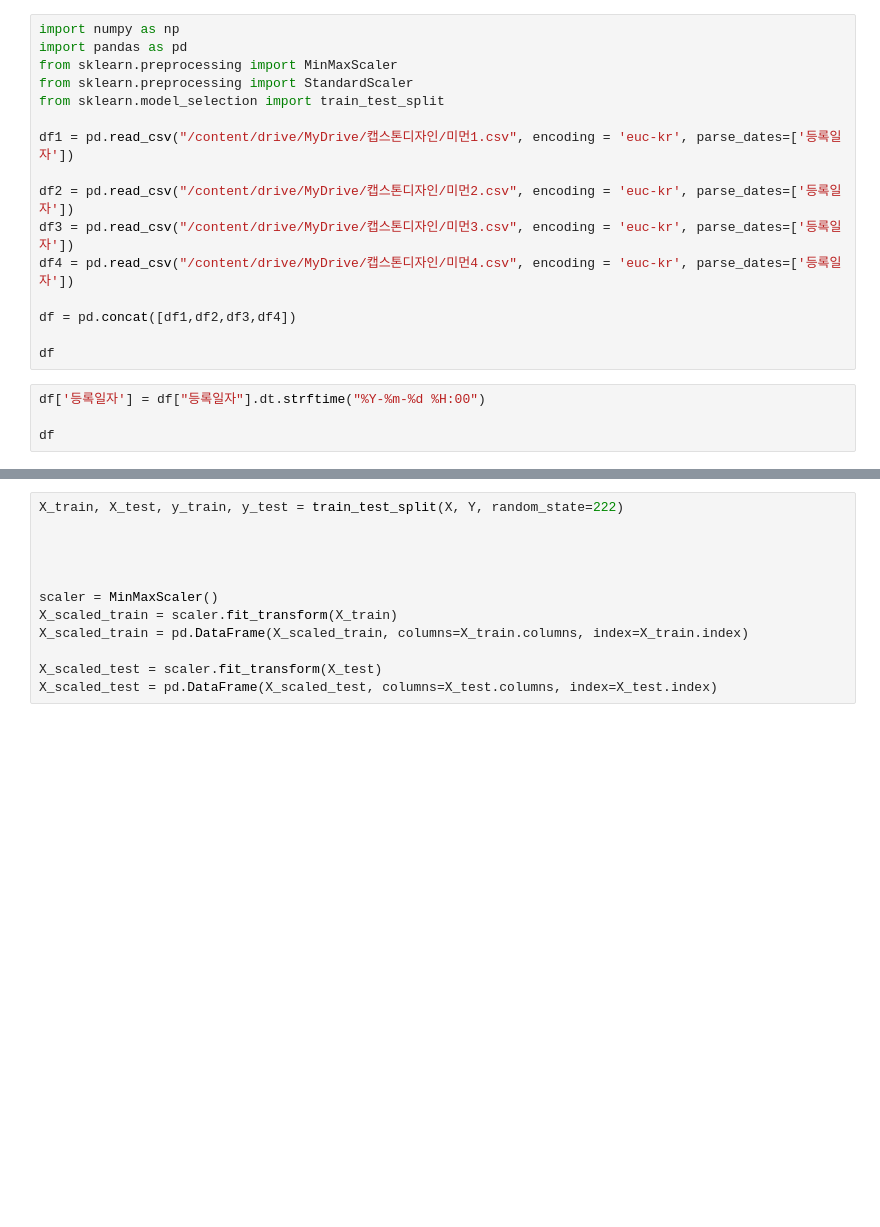
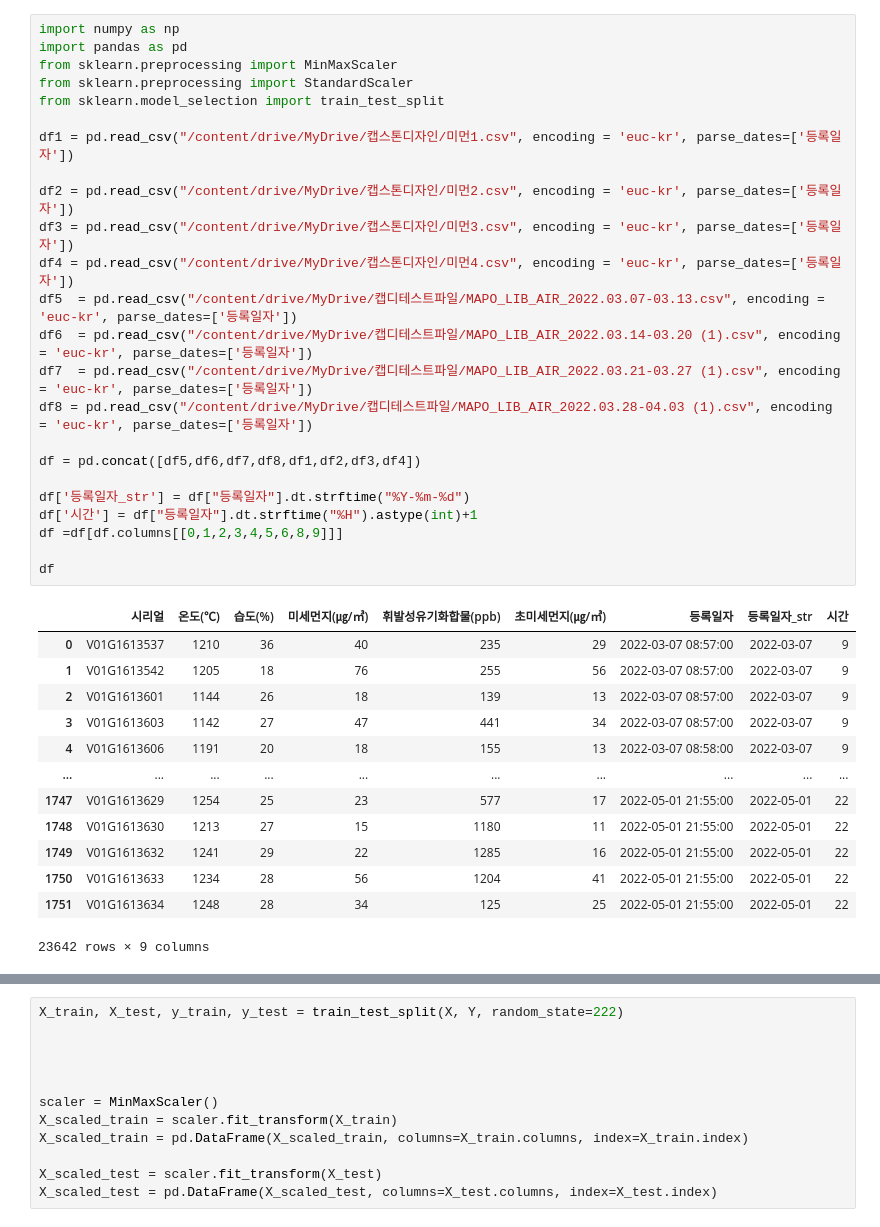
Before and after one commit to Yoonsun222/CapstoneDesign, a Jupyter notebook: 캡스톤디자인.ipynb, the cells around one changed output, grey strips where cells are left out. Saved outputs shown, nothing was run; the diff lists cells and outputs as text; blank space fills up the shorter version.

```diff
--- a/캡스톤디자인.ipynb
+++ b/캡스톤디자인.ipynb
@@ -6,20 +8,38 @@ drive.mount('/content/drive')
 # %%
 import numpy as np
 import pandas as pd
 from sklearn.preprocessing import MinMaxScaler
 from sklearn.preprocessing import StandardScaler
 from sklearn.model_selection import train_test_split
 
 df1 = pd.read_csv("/content/drive/MyDrive/캡스톤디자인/미먼1.csv", encoding = 'euc-kr', parse_dates=['등록일자'])
 
 df2 = pd.read_csv("/content/drive/MyDrive/캡스톤디자인/미먼2.csv", encoding = 'euc-kr', parse_dates=['등록일자'])
 df3 = pd.read_csv("/content/drive/MyDrive/캡스톤디자인/미먼3.csv", encoding = 'euc-kr', parse_dates=['등록일자'])
 df4 = pd.read_csv("/content/drive/MyDrive/캡스톤디자인/미먼4.csv", encoding = 'euc-kr', parse_dates=['등록일자'])
+df5  = pd.read_csv("/content/drive/MyDrive/캡디테스트파일/MAPO_LIB_AIR_2022.03.07-03.13.csv", encoding = 'euc-kr', parse_dates=['등록일자'])
+df6  = pd.read_csv("/content/drive/MyDrive/캡디테스트파일/MAPO_LIB_AIR_2022.03.14-03.20 (1).csv", encoding = 'euc-kr', parse_dates=['등록일자'])
+df7  = pd.read_csv("/content/drive/MyDrive/캡디테스트파일/MAPO_LIB_AIR_2022.03.21-03.27 (1).csv", encoding = 'euc-kr', parse_dates=['등록일자'])
+df8 = pd.read_csv("/content/drive/MyDrive/캡디테스트파일/MAPO_LIB_AIR_2022.03.28-04.03 (1).csv", encoding = 'euc-kr', parse_dates=['등록일자'])
 
-df = pd.concat([df1,df2,df3,df4])
+df = pd.concat([df5,df6,df7,df8,df1,df2,df3,df4])
+
+df['등록일자_str'] = df["등록일자"].dt.strftime("%Y-%m-%d")
+df['시간'] = df["등록일자"].dt.strftime("%H").astype(int)+1
+df =df[df.columns[[0,1,2,3,4,5,6,8,9]]]
 
 df
+# %% [output]
+|  | 시리얼 | 온도(℃) | 습도(%) | 미세먼지(㎍/㎥) | 휘발성유기화합물(ppb) | 초미세먼지(㎍/㎥) | 등록일자 | 등록일자_str | 시간 |
+| 0 | V01G1613537 | 1210 | 36 | 40 | 235 | 29 | 2022-03-07 08:57:00 | 2022-03-07 | 9 |
+| 1 | V01G1613542 | 1205 | 18 | 76 | 255 | 56 | 2022-03-07 08:57:00 | 2022-03-07 | 9 |
+| 2 | V01G1613601 | 1144 | 26 | 18 | 139 | 13 | 2022-03-07 08:57:00 | 2022-03-07 | 9 |
+| 3 | V01G1613603 | 1142 | 27 | 47 | 441 | 34 | 2022-03-07 08:57:00 | 2022-03-07 | 9 |
+| 4 | V01G1613606 | 1191 | 20 | 18 | 155 | 13 | 2022-03-07 08:58:00 | 2022-03-07 | 9 |
+| ... | ... | ... | ... | ... | ... | ... | ... | ... | ... |
+| 1747 | V01G1613629 | 1254 | 25 | 23 | 577 | 17 | 2022-05-01 21:55:00 | 2022-05-01 | 22 |
+| 1748 | V01G1613630 | 1213 | 27 | 15 | 1180 | 11 | 2022-05-01 21:55:00 | 2022-05-01 | 22 |
+| 1749 | V01G1613632 | 1241 | 29 | 22 | 1285 | 16 | 2022-05-01 21:55:00 | 2022-05-01 | 22 |
+| 1750 | V01G1613633 | 1234 | 28 | 56 | 1204 | 41 | 2022-05-01 21:55:00 | 2022-05-01 | 22 |
+| 1751 | V01G1613634 | 1248 | 28 | 34 | 125 | 25 | 2022-05-01 21:55:00 | 2022-05-01 | 22 |
+23642 rows × 9 columns
-# %%
-df['등록일자'] = df["등록일자"].dt.strftime("%Y-%m-%d %H:00")
-
-df
```
Also changed, not shown: parts of 28 cells of this notebook.
